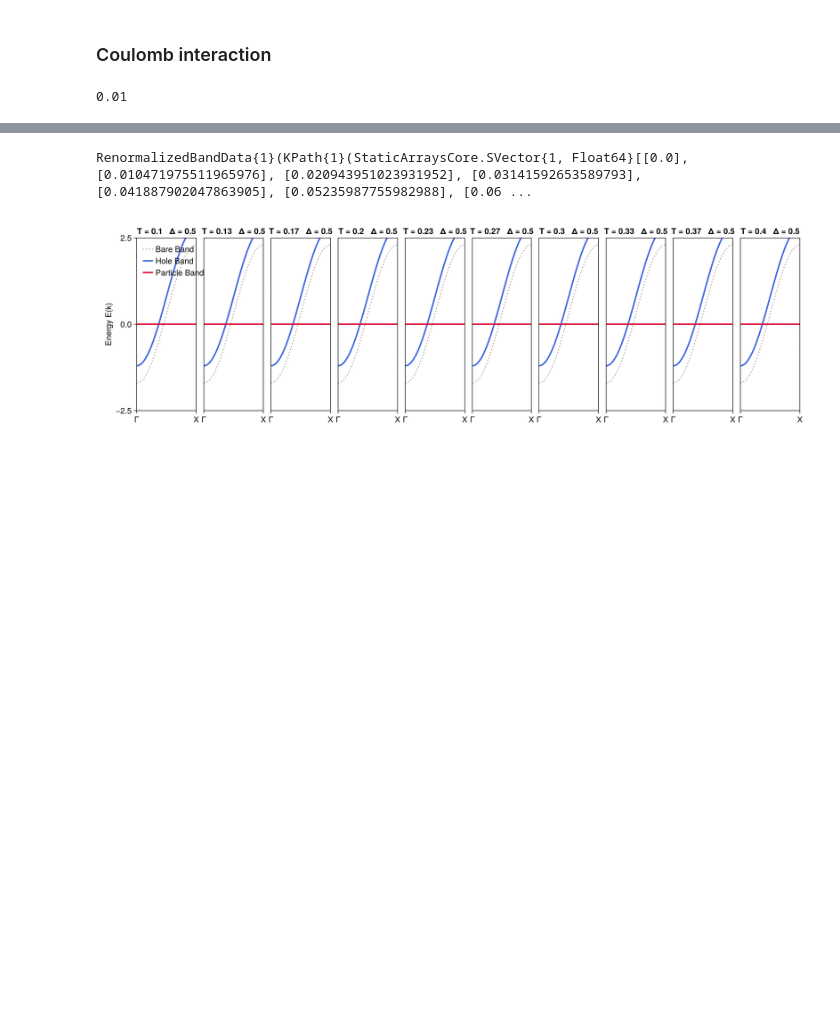
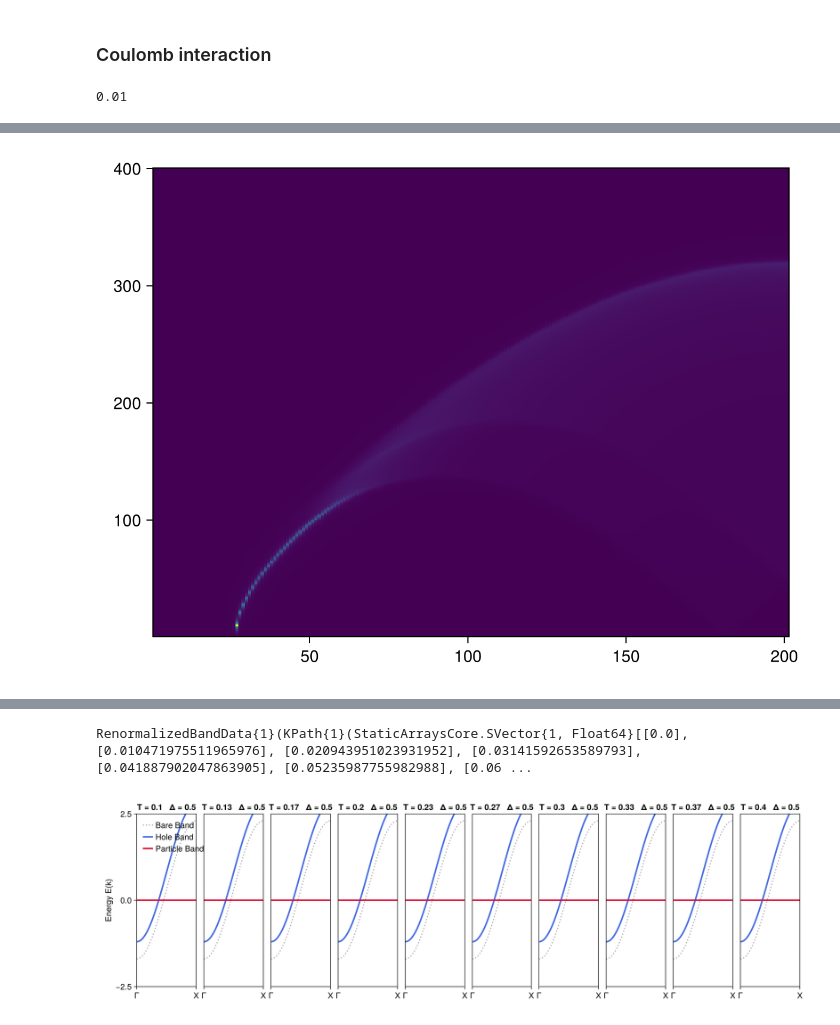
Before and after one commit to ymzhang0/Eliashberg, a Jupyter notebook: examples/plasmon/plasmon.ipynb, the cells around one changed output, grey strips where cells are left out. Cells and saved outputs as stored; diff of their text form; code cells hidden in the pictures; blank space fills up the shorter version.

```diff
--- a/examples/plasmon/plasmon.ipynb
+++ b/examples/plasmon/plasmon.ipynb
@@ -49,5 +75,5 @@ T_plasmon = 0.01
 # 对当前版本的包，等离激元示例直接展示裸密度响应的动态谱函数。
 # 相互作用修正可以在后处理阶段进一步叠加到 χ₀(q, ω) 上。
 
-spectral_matrix = scan_spectral_function(tb, interaction, fluctuation, kgrid, path, omegas; T=T_plasmon, η=0.02)
+spectral_function = scan_spectral_function(model, interaction, fluctuation, kgrid, path, omegas; T=T_plasmon, η=0.02)
 # %% [output]
@@ -72 +114,5 @@ spectral_matrix = scan_spectral_function(tb, interaction, fluctuation, kgrid, pa
+# %%
+plot(spectral_function)
+# %% [output]
+[figure, added]
 # %%
```
Also changed, not shown: parts of 9 cells of this notebook, 43 other files.
